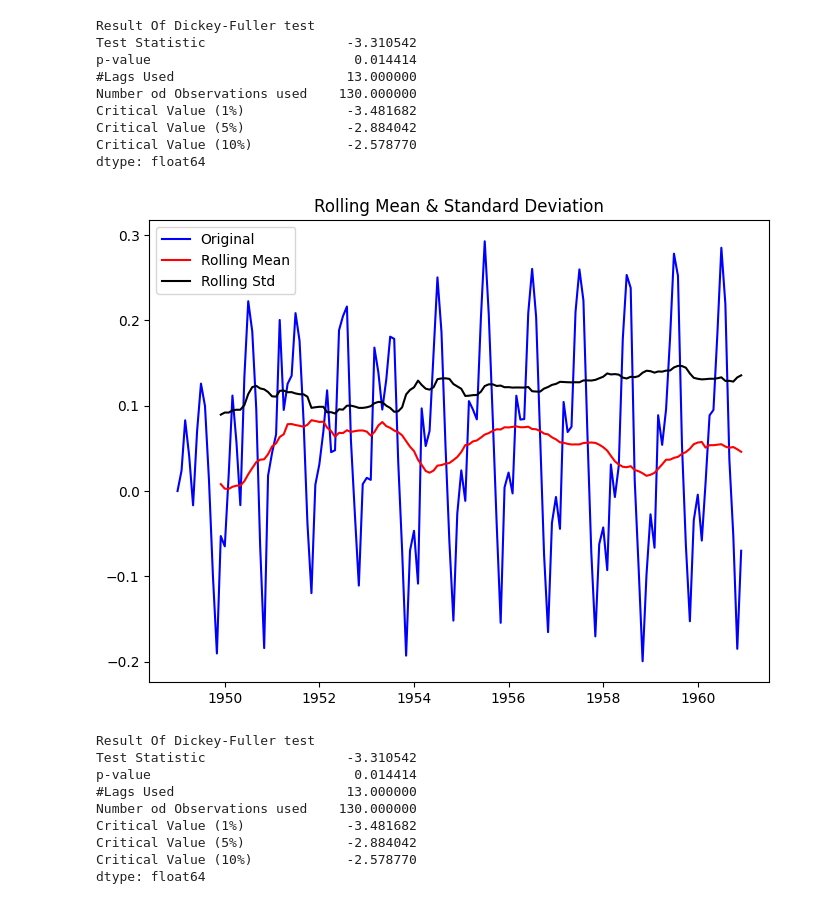
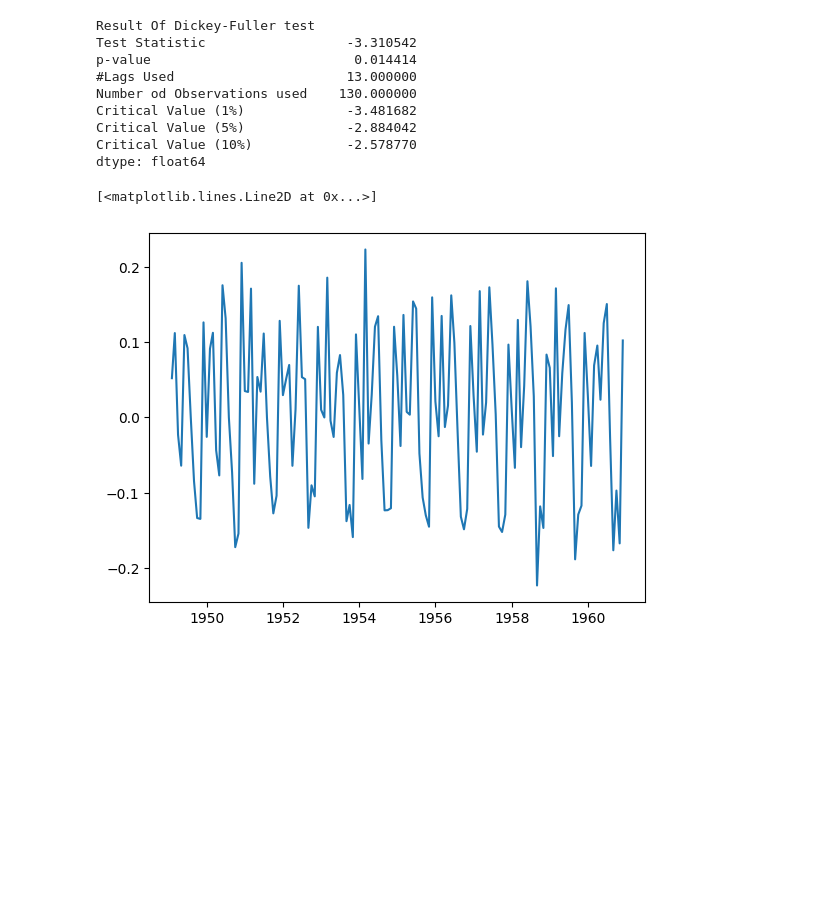
Before and after one commit to mdmohsin212/TSA, a Jupyter notebook: ARIMA/ARIMA.ipynb, the cells around one changed output. Cells and saved outputs as stored; diff of their text form; code cells hidden in the pictures; blank space fills up the shorter version.

```diff
--- a/ARIMA/ARIMA.ipynb
+++ b/ARIMA/ARIMA.ipynb
@@ -232,16 +232,9 @@ Critical Value (1%)             -3.481682
 Critical Value (5%)             -2.884042
 Critical Value (10%)            -2.578770
 dtype: float64
-# %%
-test_stationarity(ts_log_ewma_diff)
-# %% [output]
-[figure, removed]
-Result Of Dickey-Fuller test
-Test Statistic                  -3.310542
-p-value                          0.014414
-#Lags Used                      13.000000
-Number od Observations used    130.000000
-Critical Value (1%)             -3.481682
-Critical Value (5%)             -2.884042
-Critical Value (10%)            -2.578770
-dtype: float64
+# %%
+ts_log_diff = ts_log - ts_log.shift()
+plt.plot(ts_log_diff)
+# %% [output]
+[<matplotlib.lines.Line2D at 0x...>]
+[figure, added]
```
Also changed, not shown: parts of 16 cells of this notebook, 1 other file.
